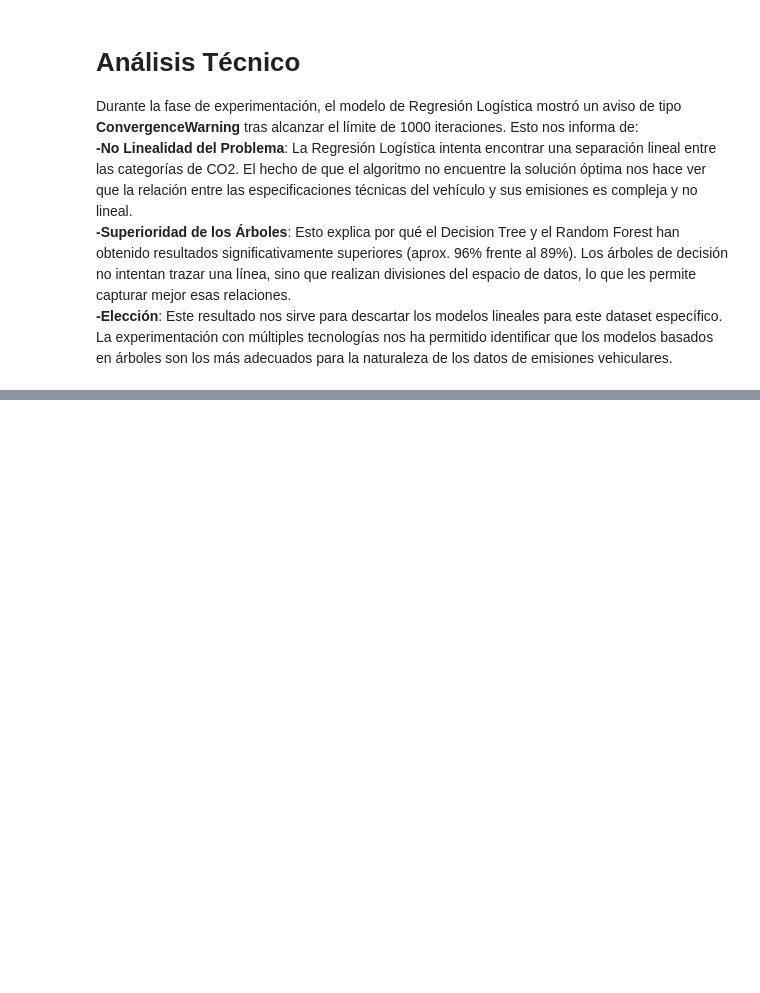
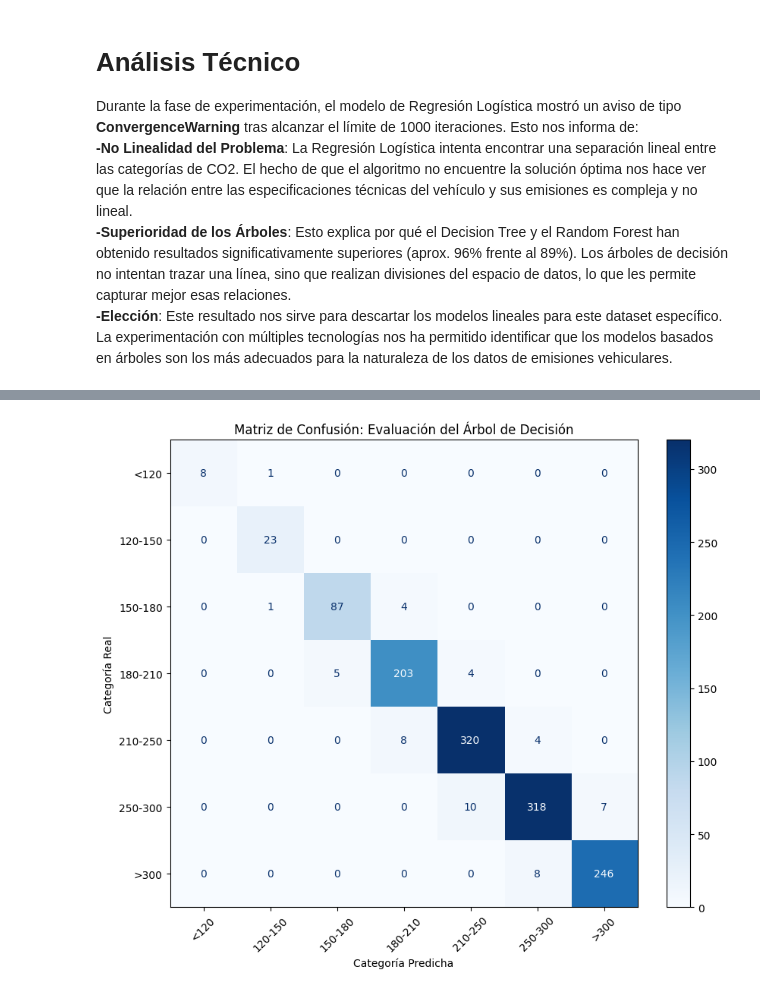
Before and after one commit to Daniem01/Proyecto_SI, a Jupyter notebook: Practica_3.ipynb, the cells around one changed output, grey strips where cells are left out. Cells and saved outputs as stored; diff of their text form; code cells hidden in the pictures; blank space fills up the shorter version.

```diff
--- a/Practica_3.ipynb
+++ b/Practica_3.ipynb
@@ -155,0 +265,22 @@ Durante la fase de experimentación, el modelo de Regresión Logística mostró
+# %%
+from sklearn.metrics import confusion_matrix, ConfusionMatrixDisplay
+
+# Generamos las predicciones con el modelo ganador (Decision Tree)
+y_pred_final = modelos["Decision Tree"].predict(x_test_final)
+
+# Calculamos la matriz de confusion usando las etiquetas definidas previamente
+cm = confusion_matrix(y_test, y_pred_final, labels=labels)
+
+# Configuramos la visualizacion grafica
+fig, ax = plt.subplots(figsize=(10, 8))
+disp = ConfusionMatrixDisplay(confusion_matrix=cm, display_labels=labels)
+
+# Dibujamos la matriz con un mapa de colores azul para facilitar la lectura
+disp.plot(cmap='Blues', ax=ax, xticks_rotation=45)
+
+plt.title('Matriz de Confusión: Evaluación del Árbol de Decisión')
+plt.xlabel('Categoría Predicha')
+plt.ylabel('Categoría Real')
+plt.show()
+# %% [output]
+[figure, added]
```
Also changed, not shown: parts of 12 cells of this notebook.
